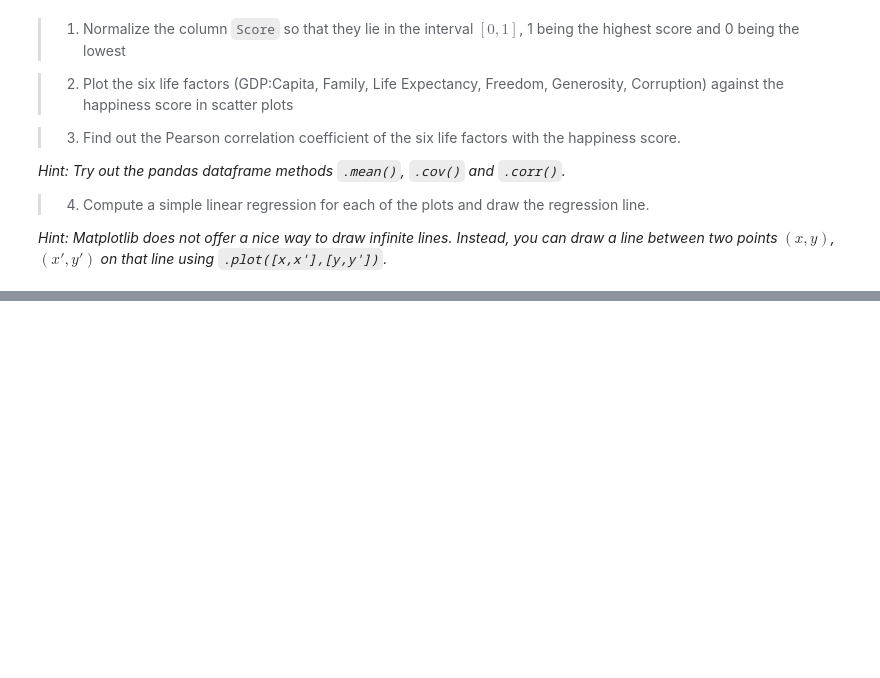
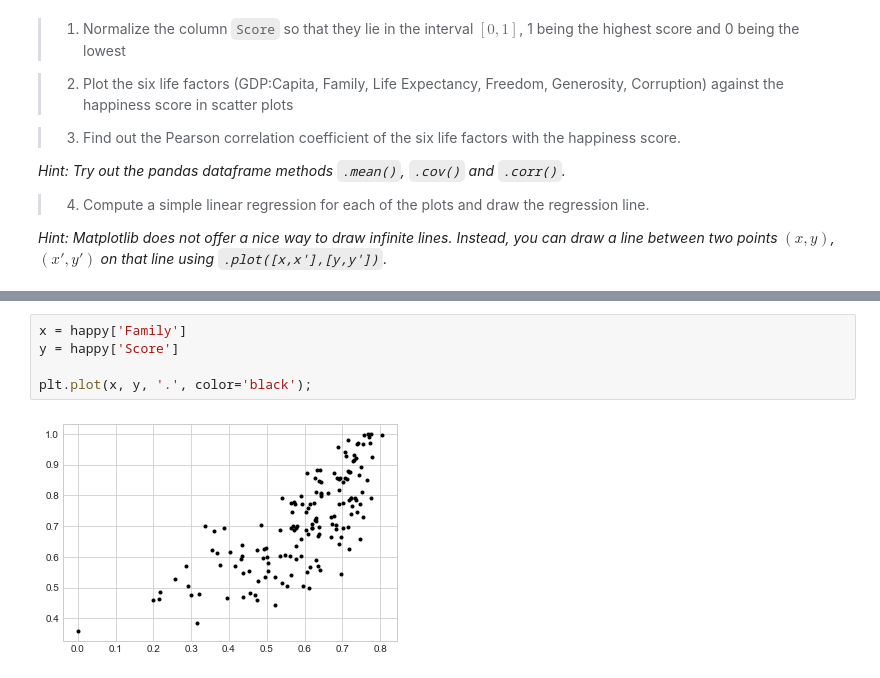
Before and after one commit to marklunch/FDS1, a Jupyter notebook: Jupyter/09-regression.ipynb, the cells around one changed output, grey strips where cells are left out. Cells and saved outputs as stored; diff of their text form; blank space fills up the shorter version.

```diff
--- a/Jupyter/09-regression.ipynb
+++ b/Jupyter/09-regression.ipynb
@@ -46,0 +54,7 @@ happy.head()
+# %%
+x = happy['Family']
+y = happy['Score']
+
+plt.plot(x, y, '.', color='black');
+# %% [output]
+[figure, added]
```
Also changed, not shown: parts of 8 cells of this notebook.
